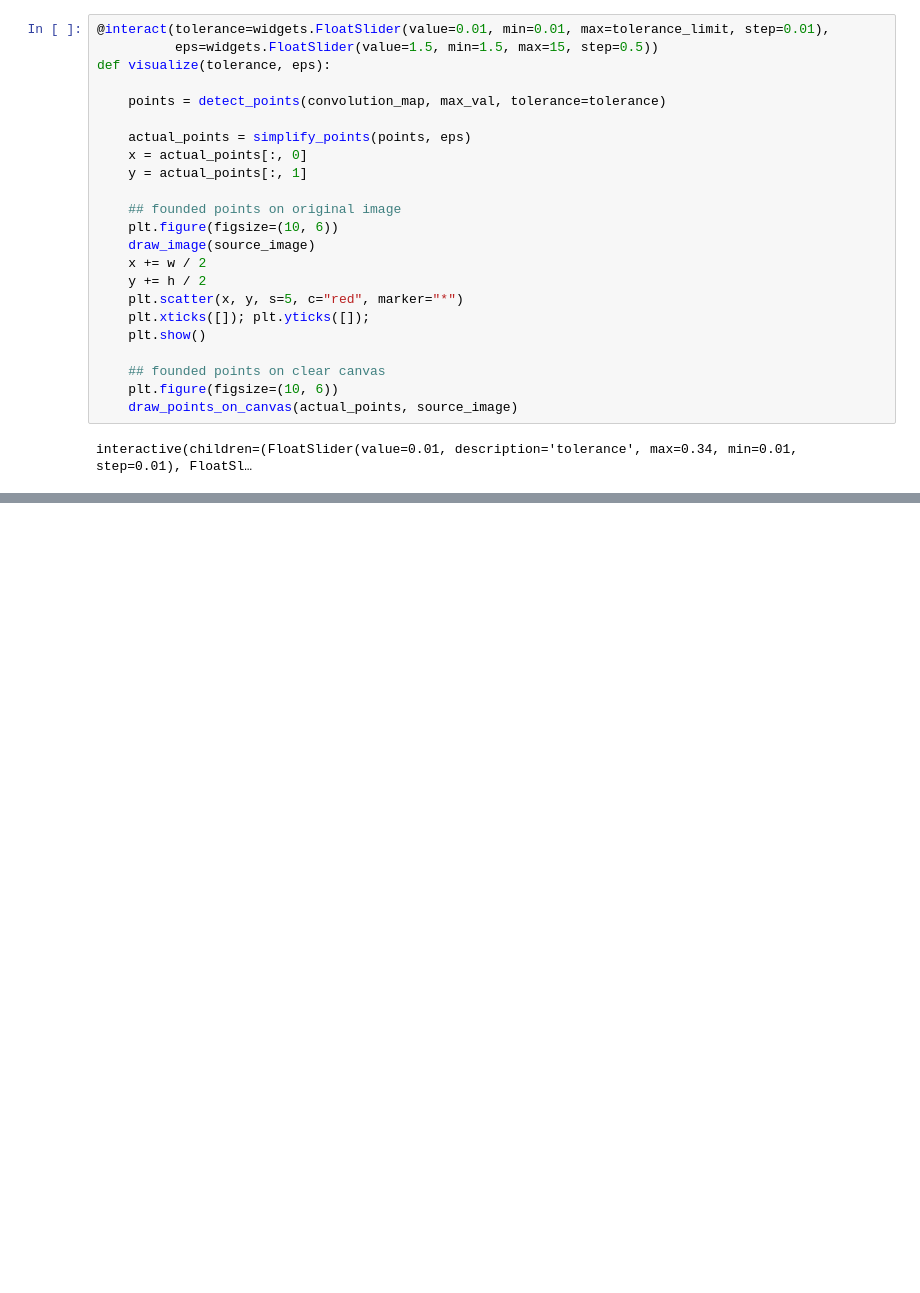
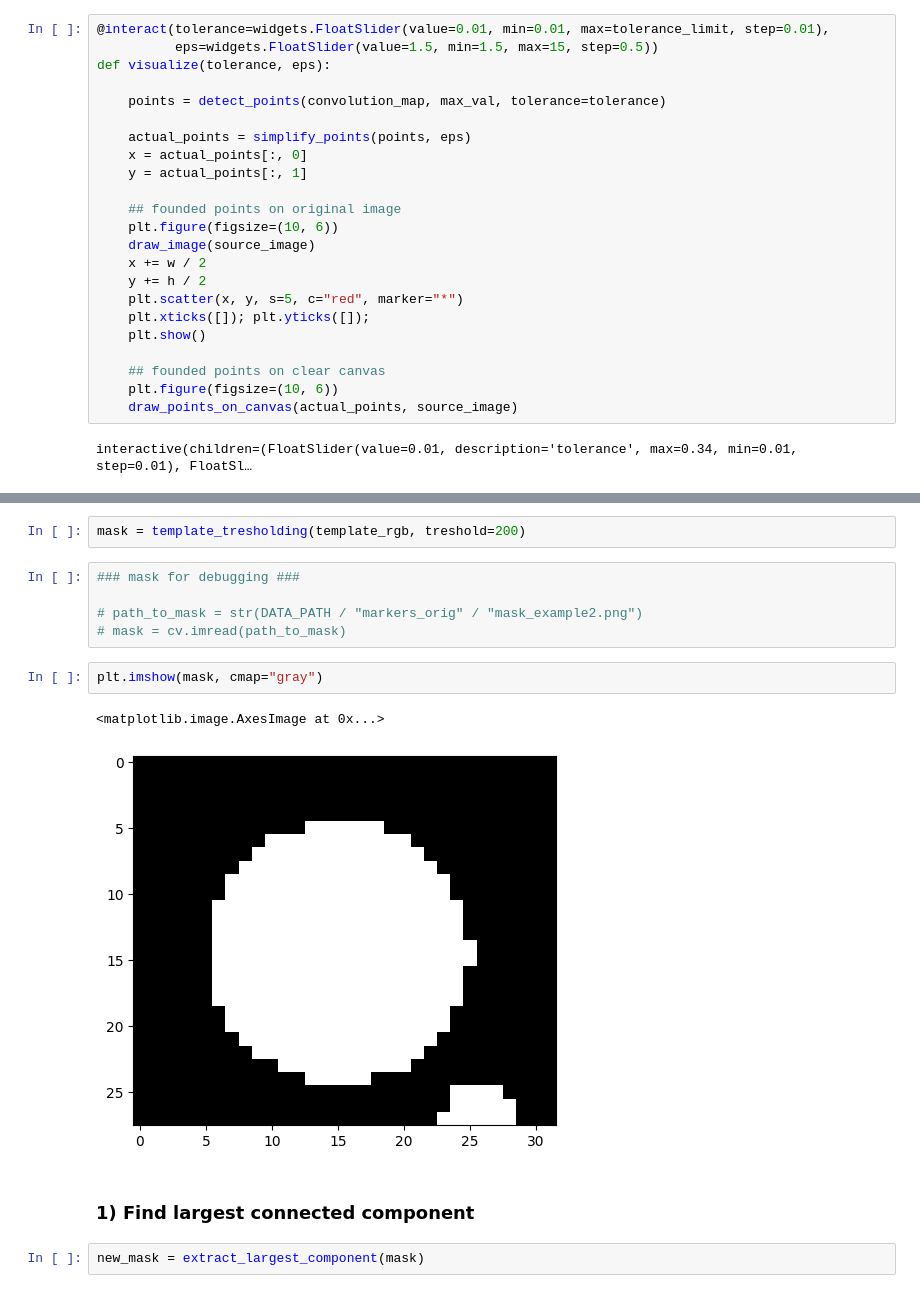
Before and after one commit to adusachev/scanplot, a Jupyter notebook: plot2data/pipeline.ipynb, the cells around one changed output, grey strips where cells are left out. Drawn from its saved outputs; the diff is of its cells as text; blank space fills up the shorter version.

```diff
--- a/plot2data/pipeline.ipynb
+++ b/plot2data/pipeline.ipynb
@@ -152,0 +174,16 @@ interactive(children=(FloatSlider(value=0.01, description='tolerance', max=0.34,
+# %%
+mask = template_tresholding(template_rgb, treshold=200)
+# %%
+### mask for debugging ###
+
+# path_to_mask = str(DATA_PATH / "markers_orig" / "mask_example2.png")
+# mask = cv.imread(path_to_mask)
+# %%
+plt.imshow(mask, cmap="gray")
+# %% [output]
+<matplotlib.image.AxesImage at 0x...>
+[figure, added]
+# %% [markdown]
+### 1) Find largest connected component
+# %%
+new_mask = extract_largest_component(mask)
```
Also changed, not shown: parts of 16 cells of this notebook, 2 other files.
